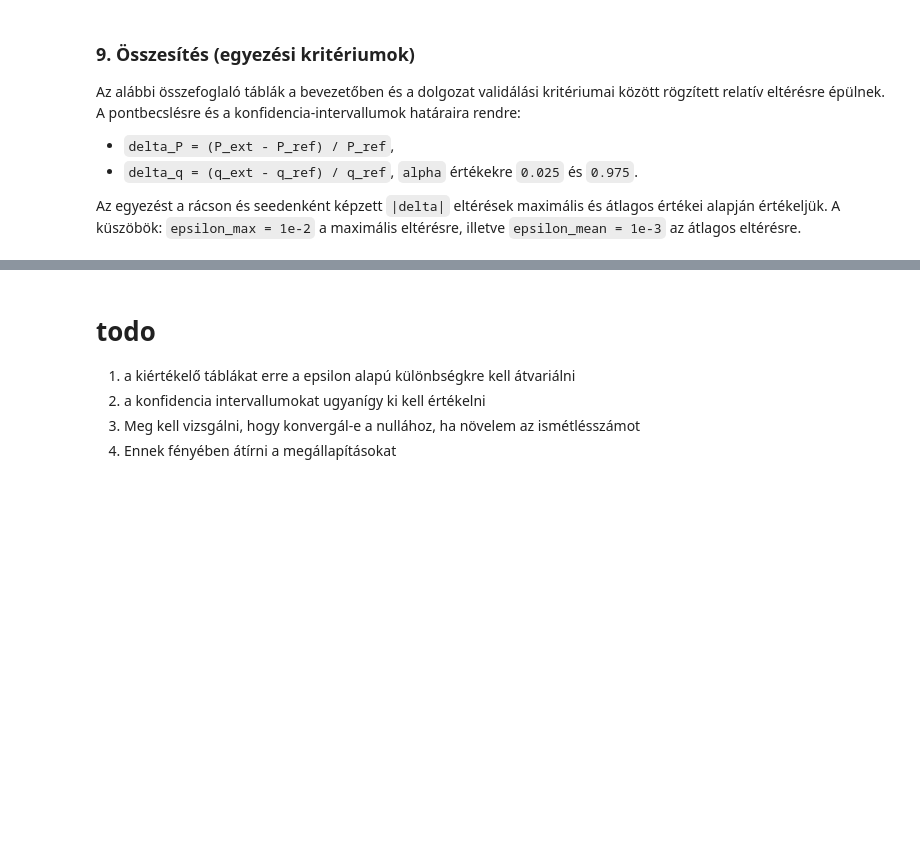
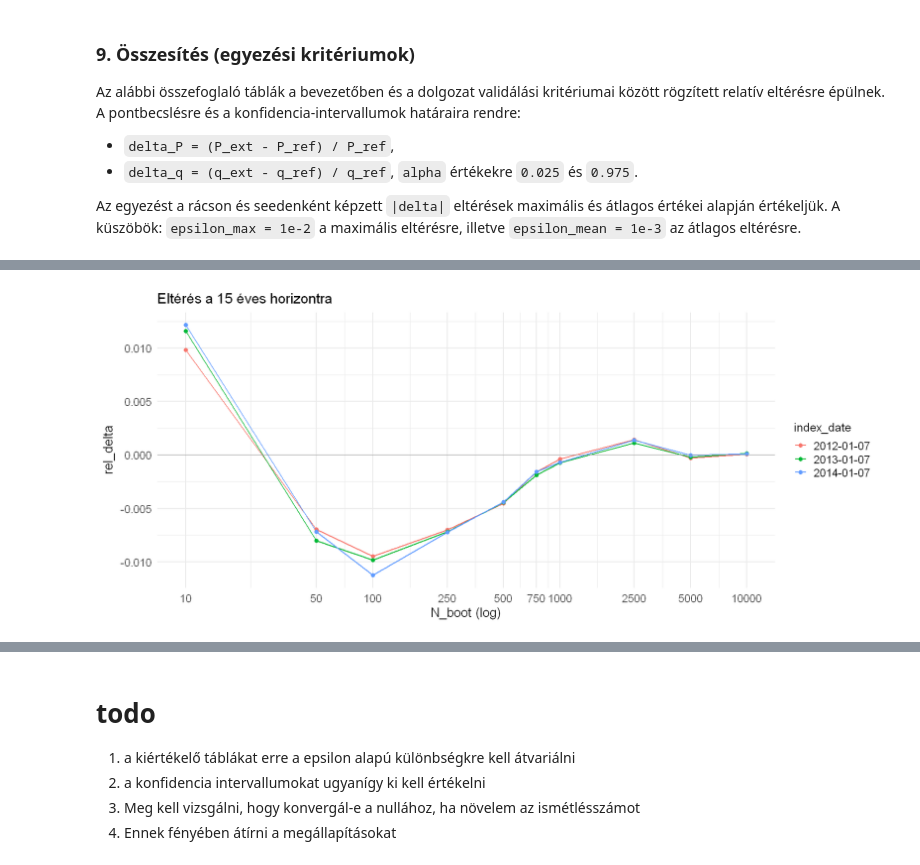
Before and after one commit to lrado1/rprev-ext, a Jupyter notebook: notebooks/ref-ext-consistency.ipynb, the cells around one changed output, grey strips where cells are left out. Drawn from its saved outputs; the diff is of its cells as text; code cells hidden in the pictures; blank space fills up the shorter version.

```diff
--- a/notebooks/ref-ext-consistency.ipynb
+++ b/notebooks/ref-ext-consistency.ipynb
@@ -704,0 +739,39 @@ A data.table: 4 × 9
+# %%
+# Konvergencia: referencia vs kiterjesztett osszehasonlitasa N_boot szerint
+conv_compare <- data.table::rbindlist(lapply(conv_n_boot, function(n_boot) {
+  ref_rows <- data.table::rbindlist(lapply(seq_along(index_dates), function(k) {
+    ref_est <- conv_ref_by_n_boot[[as.character(n_boot)]][[k]]$estimates[[paste0("y", conv_year)]]
+    data.table::data.table(
+      index_date = as.character(index_dates[k]),
+      horizon_years = conv_year,
+      ref = as.numeric(ref_est[["absolute.prevalence"]])
+    )
+  }))
+
+  ext_est <- conv_ext_by_n_boot[[as.character(n_boot)]]$estimates[[paste0("y", conv_year)]]
+  ext_rows <- data.table::data.table(
+    index_date = as.character(ext_est$index_date),
+    horizon_years = conv_year,
+    ext = as.numeric(ext_est$absolute.prevalence)
+  )
+
+  out <- merge(ref_rows, ext_rows, by = c("index_date", "horizon_years"))
+  out$abs_delta <- abs(out$ext - out$ref)
+  out$rel_delta <- ifelse(out$ref == 0, NA_real_, (out$ext - out$ref) / out$ref)
+  idx_d <- as.Date(out$index_date)
+  start_d <- idx_d - round(out$horizon_years * 365.25)
+  yrs_need <- as.numeric(difftime(registry_start_date, start_d, units = "days")) / 365.25
+  out$sim_inc_years <- as.integer(round(pmax(0, pmin(out$horizon_years, yrs_need))))
+  out <- out[, c("index_date", "horizon_years", "sim_inc_years", "ref", "ext", "abs_delta", "rel_delta")]
+  out[, N_boot := as.integer(n_boot)]
+  out
+}), use.names = TRUE, fill = TRUE)
+
+conv_compare[, `:=`(
+  ref = round(ref, 2),
+  ext = round(ext, 2),
+  abs_delta = round(abs_delta, 2),
+  rel_delta = round(rel_delta, 6)
+)]
+
+conv_compare[order(N_boot, as.Date(index_date))]
@@ -705 +854,5 @@ A data.table: 4 × 9
+# %%
+plot_conv_delta(use_abs = FALSE, x_log = TRUE, y_log = FALSE)
+# %% [output]
+[figure, added]
 # %% [markdown]
```
Also changed, not shown: parts of 11 cells of this notebook.
